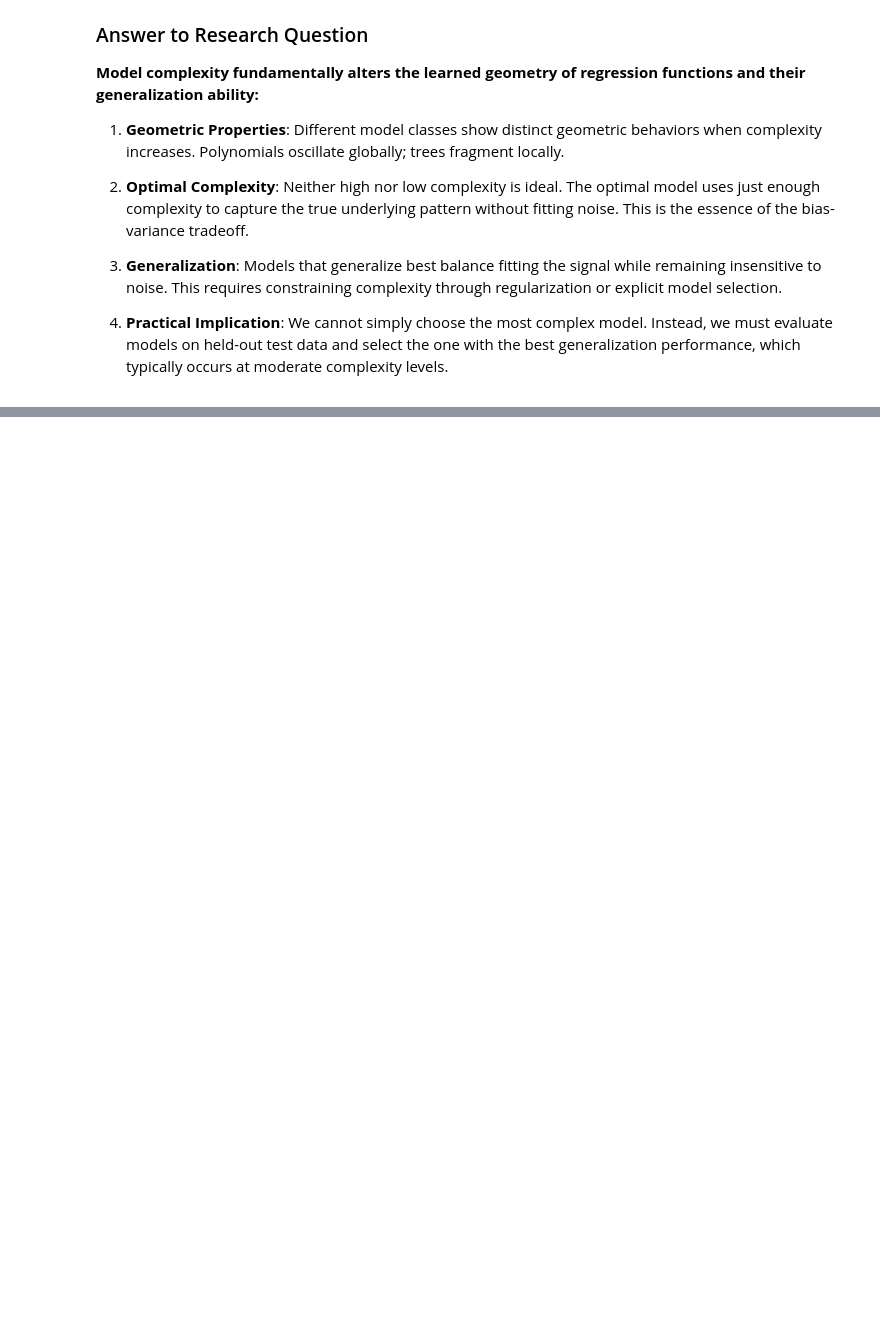
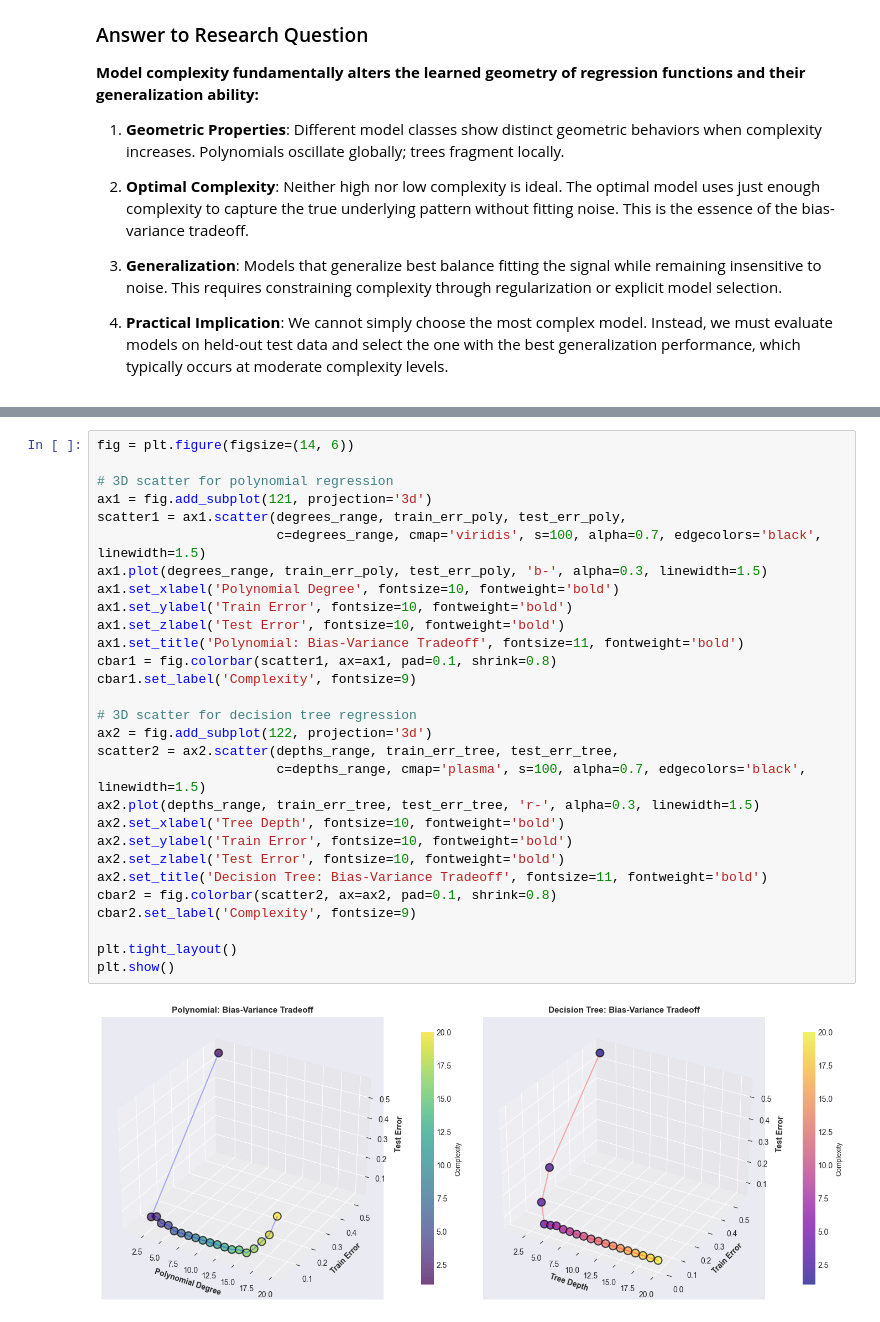
Before and after one commit to iliassJda/SFML, a Jupyter notebook: Complexity.ipynb, the cells around one changed output, grey strips where cells are left out. Saved outputs shown, nothing was run; the diff lists cells and outputs as text; blank space fills up the shorter version.

```diff
--- a/Complexity.ipynb
+++ b/Complexity.ipynb
@@ -253,0 +444,31 @@ Both approaches recover the generalization sweet spot by trading some bias for m
+# %%
+fig = plt.figure(figsize=(14, 6))
+
+# 3D scatter for polynomial regression
+ax1 = fig.add_subplot(121, projection='3d')
+scatter1 = ax1.scatter(degrees_range, train_err_poly, test_err_poly,
+                       c=degrees_range, cmap='viridis', s=100, alpha=0.7, edgecolors='black', linewidth=1.5)
+ax1.plot(degrees_range, train_err_poly, test_err_poly, 'b-', alpha=0.3, linewidth=1.5)
+ax1.set_xlabel('Polynomial Degree', fontsize=10, fontweight='bold')
+ax1.set_ylabel('Train Error', fontsize=10, fontweight='bold')
+ax1.set_zlabel('Test Error', fontsize=10, fontweight='bold')
+ax1.set_title('Polynomial: Bias-Variance Tradeoff', fontsize=11, fontweight='bold')
+cbar1 = fig.colorbar(scatter1, ax=ax1, pad=0.1, shrink=0.8)
+cbar1.set_label('Complexity', fontsize=9)
+
+# 3D scatter for decision tree regression
+ax2 = fig.add_subplot(122, projection='3d')
+scatter2 = ax2.scatter(depths_range, train_err_tree, test_err_tree,
+                       c=depths_range, cmap='plasma', s=100, alpha=0.7, edgecolors='black', linewidth=1.5)
+ax2.plot(depths_range, train_err_tree, test_err_tree, 'r-', alpha=0.3, linewidth=1.5)
+ax2.set_xlabel('Tree Depth', fontsize=10, fontweight='bold')
+ax2.set_ylabel('Train Error', fontsize=10, fontweight='bold')
+ax2.set_zlabel('Test Error', fontsize=10, fontweight='bold')
+ax2.set_title('Decision Tree: Bias-Variance Tradeoff', fontsize=11, fontweight='bold')
+cbar2 = fig.colorbar(scatter2, ax=ax2, pad=0.1, shrink=0.8)
+cbar2.set_label('Complexity', fontsize=9)
+
+plt.tight_layout()
+plt.show()
+# %% [output]
+[figure, added]
```
Also changed, not shown: parts of 13 cells of this notebook.
